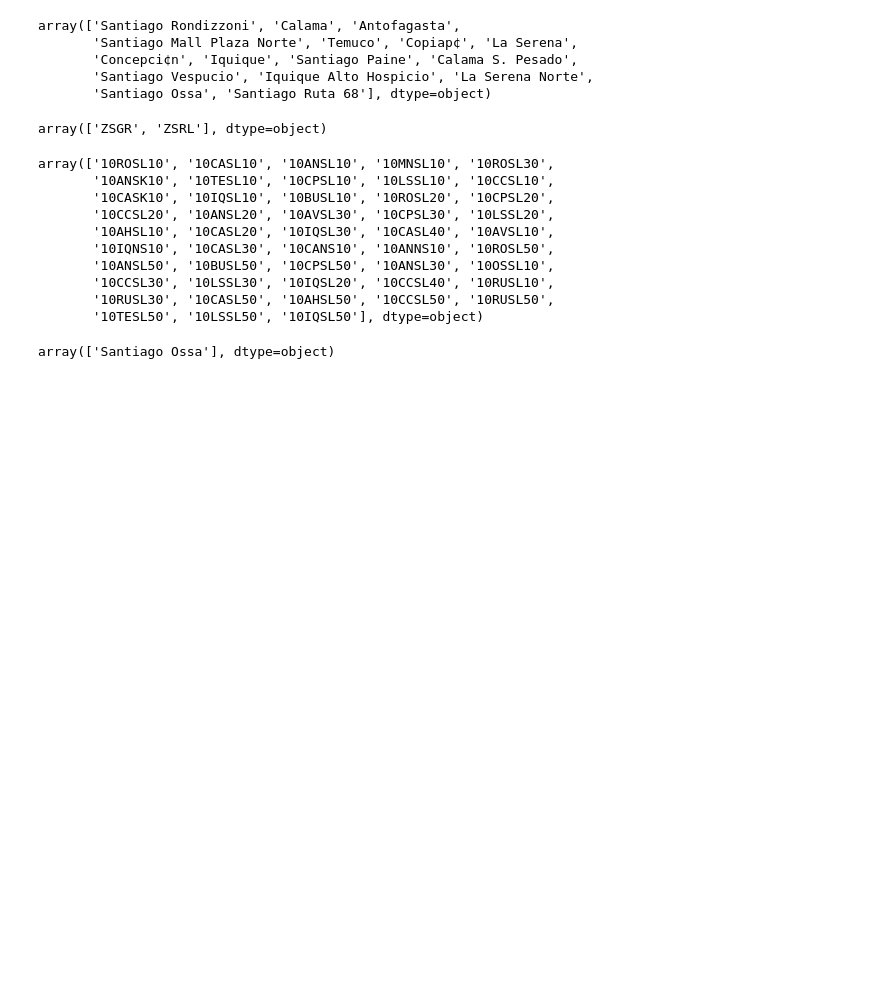
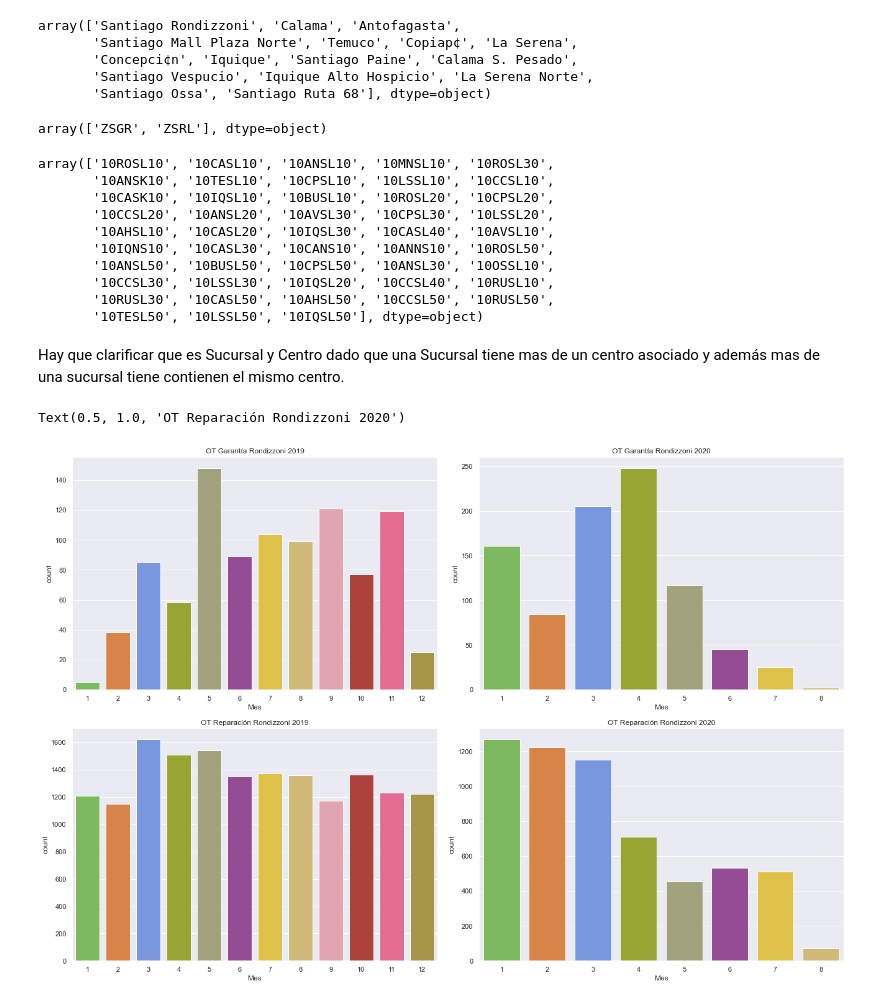
Before and after one commit to GabrielVergaraSchifferli/PROINN, a Jupyter notebook: SALFA.ipynb, the cells around one changed output. Saved outputs shown, nothing was run; the diff lists cells and outputs as text; code cells hidden in the pictures; blank space fills up the shorter version.

Commit message:
Archivo de visualización de Facturas

```diff
--- a/SALFA.ipynb
+++ b/SALFA.ipynb
@@ -96,19 +104,3 @@ Suc_Alto = Facturacion.loc[Facturacion['SUC'] == 'Alto Hospicio']
 # Centro: Iquique Alto Hospicio, Iquique
 Suc_Ossa = Facturacion.loc[Facturacion['SUC'] == 'Ossa']
 # Centro: Santiago Ossa
-# %%
-Suc_Rondizzoni['Centro'].unique()
-Suc_Calama['Centro'].unique()
-Suc_Antofagasta['Centro'].unique()
-Suc_MPN['Centro'].unique()
-Suc_Temuco['Centro'].unique()
-Suc_Copiapo['Centro'].unique()
-Suc_Serena['Centro'].unique()
-Suc_Concepcion['Centro'].unique()
-Suc_Iquique['Centro'].unique()
-Suc_Buin['Centro'].unique()
-Suc_Vespucio['Centro'].unique()
-Suc_Alto['Centro'].unique()
-Suc_Ossa['Centro'].unique()
-# %% [output]
-array(['Santiago Ossa'], dtype=object)
@@ -118,0 +107,45 @@ Rondizzoni_Reparacion = Suc_Rondizzoni.loc[Suc_Rondizzoni['Clase'] == 'Orden de
+# %% [markdown]
+Hay que clarificar que es Sucursal y Centro dado que una Sucursal tiene mas de un centro asociado y además mas de una sucursal tiene contienen el mismo centro.
+# %%
+meses_colors = ['#78C850',  # Enero
+                '#F08030',  # Febrero
+                '#6890F0',  # Marzo
+                '#A8B820',  # Abril
+                '#A8A878',  # Mayo
+                '#A040A0',  # Junio
+                '#F8D030',  # Julio
+                '#E0C068',  # Agosto
+                '#EE99AC',  # Septiembre
+                '#C03028',  # Octubre
+                '#F85888',  # Noviembre
+                '#B8A038',  # Diciembre
+                   ]
+# %%
+# Clasificacion por orden de sericio : 'Orden de Servicio Garantia Liviano' y 'Orden de Servicio Reparacion Liviano'
+Rondizzoni_Garantia = Suc_Rondizzoni.loc[Suc_Rondizzoni['Clase'] == 'Orden de Servicio Garantia Liviano']
+Rondizzoni_Reparacion = Suc_Rondizzoni.loc[Suc_Rondizzoni['Clase'] == 'Orden de Servicio Reparacion Liviano']
+
+# NOMENCLATURA R= RONDIZZONI; G = GARANTIA, R = REPARACION; AÑO
+RG19 = Rondizzoni_Garantia.loc[Rondizzoni_Garantia['Año'] == 2019]
+RG20 = Rondizzoni_Garantia.loc[Rondizzoni_Garantia['Año'] == 2020]
+
+RR19 = Rondizzoni_Reparacion.loc[Rondizzoni_Reparacion['Año'] == 2019]
+RR20 = Rondizzoni_Reparacion.loc[Rondizzoni_Reparacion['Año'] == 2020]
+
+sns.set(rc={'figure.figsize':(18,12)})
+
+fig3 = plt.figure(constrained_layout=True)
+spec3 = gridspec.GridSpec(ncols=2, nrows=2, figure=fig3)
+f3_ax1 = fig3.add_subplot(spec3[0, 0])
+f3_ax2 = fig3.add_subplot(spec3[0, 1])
+f3_ax3 = fig3.add_subplot(spec3[1, 0])
+f3_ax4 = fig3.add_subplot(spec3[1, 1])
+
+
+sns.countplot(x='Mes',data=RG19, palette=meses_colors, ax=f3_ax1).set_title("OT Garantía Rondizzoni 2019")
+sns.countplot(x='Mes',data=RG20, palette=meses_colors, ax=f3_ax2).set_title("OT Garantía Rondizzoni 2020")
+sns.countplot(x='Mes',data=RR19, palette=meses_colors, ax=f3_ax3).set_title("OT Reparación Rondizzoni 2019")
+sns.countplot(x='Mes',data=RR20, palette=meses_colors, ax=f3_ax4).set_title("OT Reparación Rondizzoni 2020")
+# %% [output]
+Text(0.5, 1.0, 'OT Reparación Rondizzoni 2020')
+[figure, added]
```
Also changed, not shown: parts of 10 cells of this notebook.
